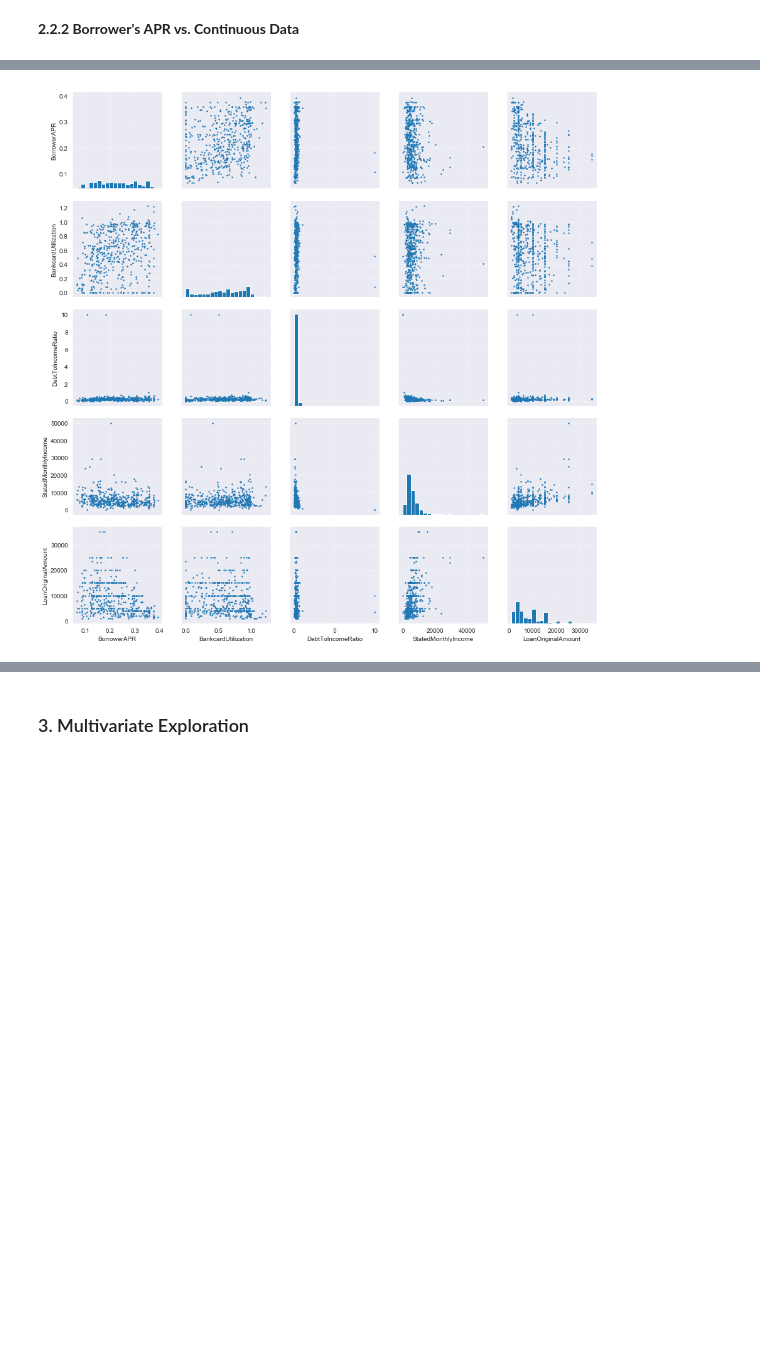
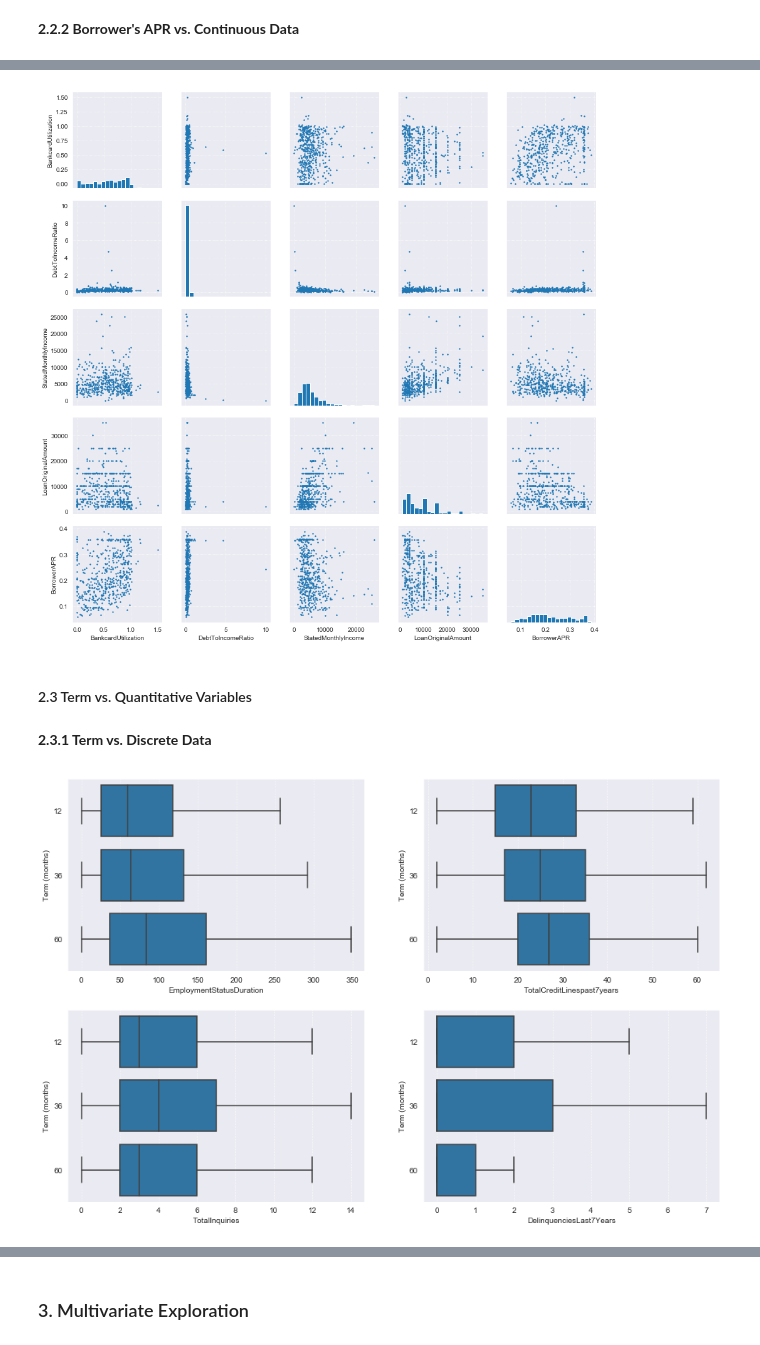
Before and after one commit to jinwanchen/p4-prosper-loan-data-visualization, a Jupyter notebook: part1_exploratory_da.ipynb, the cells around one changed output, grey strips where cells are left out. Saved outputs shown, nothing was run; the diff lists cells and outputs as text; code cells hidden in the pictures; blank space fills up the shorter version.

```diff
--- a/part1_exploratory_da.ipynb
+++ b/part1_exploratory_da.ipynb
@@ -871,7 +879,22 @@ sns.heatmap(df[continuous_var].corr(), annot = True, fmt = '.3f', center = 0);
 # %%
 # matrix of scatter plots for APR vs. continuous data
-g = sns.PairGrid(data = df_samp, vars = continuous_var)
+g = sns.PairGrid(data = df_samp, vars = continuous_var_apr)
 g = g.map_diag(plt.hist, bins = 20);
 g.map_offdiag(plt.scatter, s = 2);
 # %% [output]
-[figure, old version]
+[figure, new version]
+# %% [markdown]
+#### 2.3 Term vs. Quantitative Variables
+# %% [markdown]
+__2.3.1 Term vs. Discrete Data__
+# %%
+# distribution of each discrete data by term
+plt.figure(figsize = (15, 10))
+
+for i in range(len(discrete_var)):
+    plt.subplot(2, 2, i+1) # one subplot for each type of discrete data
+    sns.boxplot(data = df, y = 'Term', x = discrete_var[i], color = base_color, showfliers = False)
+    plt.ylabel('Term (months)')
+    plt.xlabel(discrete_var[i]);
+# %% [output]
+[figure, added]
```
Also changed, not shown: parts of 13 cells of this notebook.
